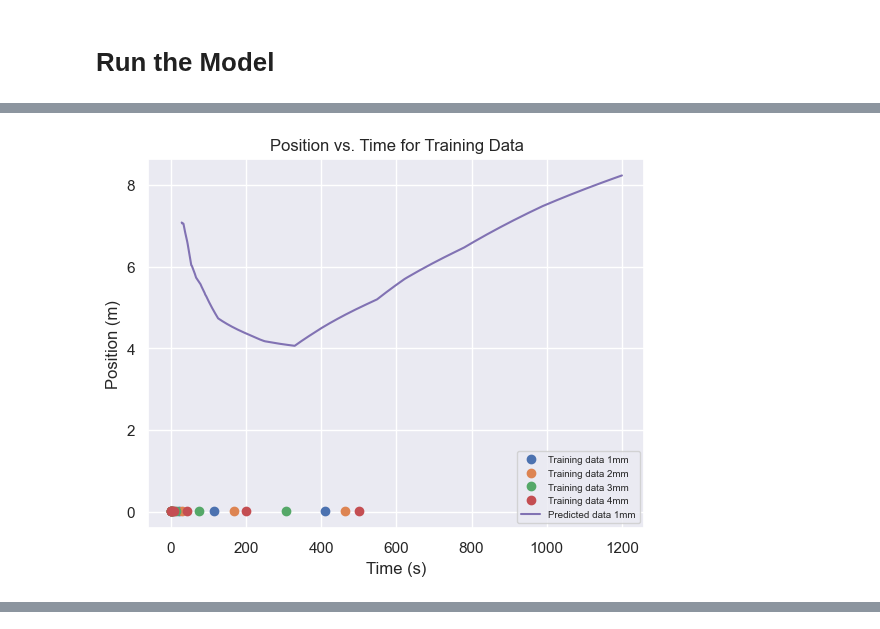
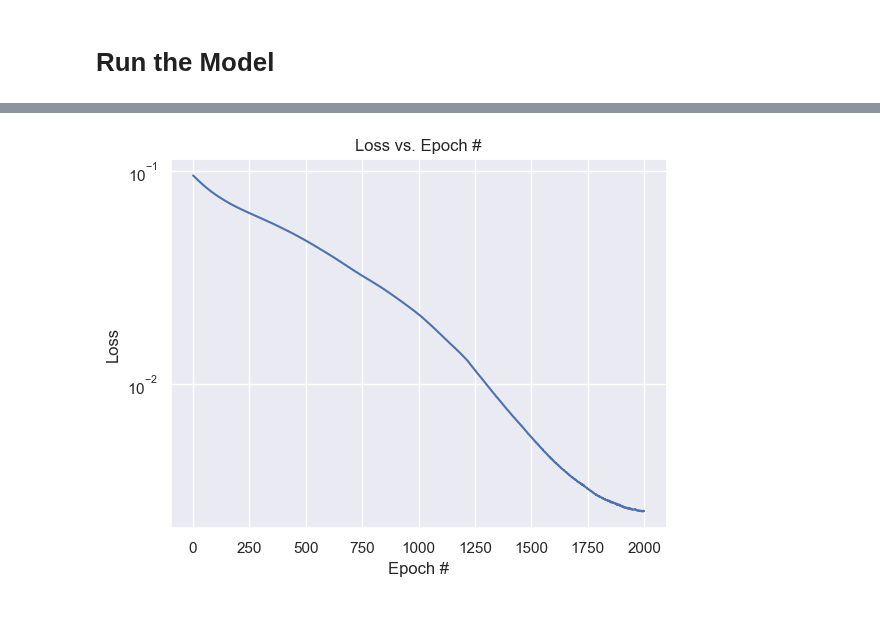
Before and after one commit to rahavdayan/pinns-model, a Jupyter notebook: src/ferrofluid/ferrofluid.ipynb, the cells around one changed output, grey strips where cells are left out. Drawn from its saved outputs; the diff is of its cells as text; code cells hidden in the pictures.

Commit message:
cleaned up sams code for simplified model and added many new hyperparameters

```diff
--- a/src/ferrofluid/ferrofluid.ipynb
+++ b/src/ferrofluid/ferrofluid.ipynb
@@ -96,21 +30,0 @@ Epoch 5207/10000, data loss: 3.8681440353393555, physics loss: 0.
-# %%
-'''
-Plot the dimensionalized data for each droplet as well as each respective dimensionalized model
-'''
-
-# Plot dimensionalized data
-plot_dim_data(show=False)
-
-# Use nondimensionalized model to make prediction
-times = np.linspace(3.35, np.log(1200), 1200)
-preds = different_droplet_networks[i].predict(times)
-
-# Plot dimensionalized model
-for i in range(0, 1):
-# for i in range(0, len(different_droplet_networks)):
-    plt.plot(np.exp(times), x_0*preds)
-    dim_legend.append(f'Predicted data {i+1}mm')
-plt.legend(dim_legend, fontsize=7)
-plt.show()
-# %% [output]
-[figure, removed]
@@ -131,0 +31,10 @@ plt.show()
+# %%
+plt.yscale('log')
+network = Net(1, 1, loss2=physics_loss_e, epochs=2000, loss1_weight=1, loss2_weight=1, lr=1e-5).to(DEVICE)
+losses = network.fit(np.array(training_data_t), np.array(training_data_x))
+plt.plot(losses)
+plt.xlabel('Epoch #')
+plt.ylabel('Loss')
+plt.title('Loss vs. Epoch #')
+plt.show()
+# %% [output]
@@ -131,0 +61 @@ plt.show()
+[figure, added]
```
Also changed, not shown: parts of 9 cells of this notebook, 10 other files.
